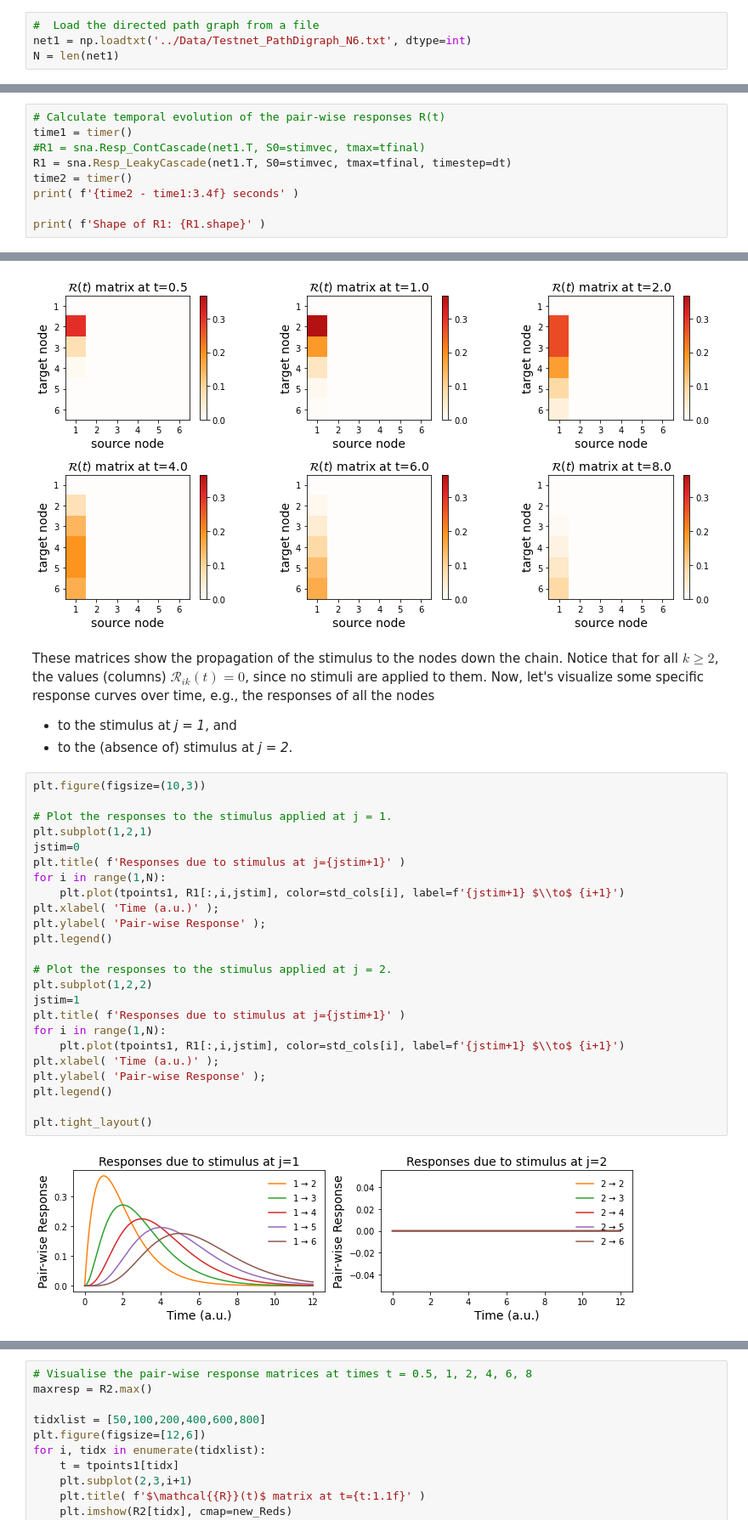
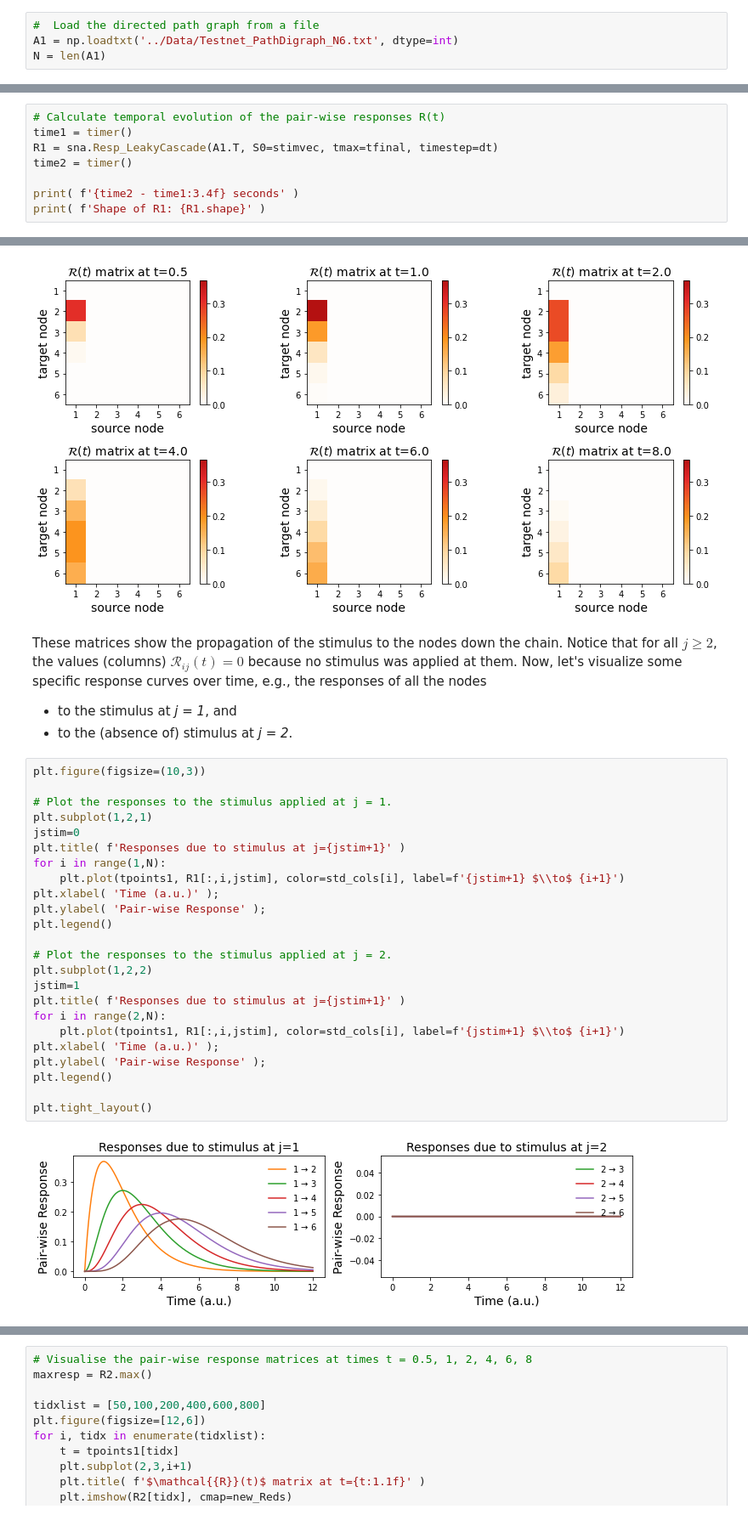
Before and after one commit to mb-BCA/SiReNetA_Tutorials, a Jupyter notebook: Tutorial_Notebooks/2_Basics_StimRespMetrics.ipynb, the cells around one changed output, grey strips where cells are left out. Shown at 85% size. Saved outputs shown, nothing was run; the diff lists cells and outputs as text.

```diff
--- a/Tutorial_Notebooks/2_Basics_StimRespMetrics.ipynb
+++ b/Tutorial_Notebooks/2_Basics_StimRespMetrics.ipynb
@@ -86,8 +86,8 @@ To compute the response matrices of the matrix we will:
 To apply a stimulus only to the first node, `stimvec` is defined as an empty 1D array of length *N*, and only the first entry is set to 1.0.
 # %%
 #  Load the directed path graph from a file
-net1 = np.loadtxt('../Data/Testnet_PathDigraph_N6.txt', dtype=int)
-N = len(net1)
+A1 = np.loadtxt('../Data/Testnet_PathDigraph_N6.txt', dtype=int)
+N = len(A1)
 # %%
 # Define the simulation parameters
 # Set the temporal resolution
@@ -112,10 +112,9 @@ Now, we compute and visualize the pair-wise responses $\mathcal{R}_{ij}(t)$ over
 # %%
 # Calculate temporal evolution of the pair-wise responses R(t)
 time1 = timer()
-#R1 = sna.Resp_ContCascade(net1.T, S0=stimvec, tmax=tfinal)
-R1 = sna.Resp_LeakyCascade(net1.T, S0=stimvec, tmax=tfinal, timestep=dt)
+R1 = sna.Resp_LeakyCascade(A1.T, S0=stimvec, tmax=tfinal, timestep=dt)
 time2 = timer()
+
 print( f'{time2 - time1:3.4f} seconds' )
-
 print( f'Shape of R1: {R1.shape}' )
 # %% [output]
@@ -143,7 +142,7 @@ plt.tight_layout()
 # %% [output]
 [figure]
 # %% [markdown]
-These matrices show the propagation of the stimulus to the nodes down the chain. Notice that for all $k \geq 2$, the values (columns) $\mathcal{R}_{ik}(t) = 0$, since no stimuli are applied to them.
+These matrices show the propagation of the stimulus to the nodes down the chain. Notice that for all $j \geq 2$, the values (columns) $\mathcal{R}_{ij}(t) = 0$ because no stimulus was applied at them.
 Now, let's visualize some specific response curves over time, e.g., the responses of all the nodes
 
 - to the stimulus at *j = 1*, and
@@ -151,27 +150,27 @@ Now, let's visualize some specific response curves over time, e.g., the response
 # %%
 plt.figure(figsize=(10,3))
 
 # Plot the responses to the stimulus applied at j = 1.
 plt.subplot(1,2,1)
 jstim=0
 plt.title( f'Responses due to stimulus at j={jstim+1}' )
 for i in range(1,N):
     plt.plot(tpoints1, R1[:,i,jstim], color=std_cols[i], label=f'{jstim+1} $\\to$ {i+1}')
 plt.xlabel( 'Time (a.u.)' );
 plt.ylabel( 'Pair-wise Response' );
 plt.legend()
 
 # Plot the responses to the stimulus applied at j = 2.
 plt.subplot(1,2,2)
 jstim=1
 plt.title( f'Responses due to stimulus at j={jstim+1}' )
-for i in range(1,N):
+for i in range(2,N):
     plt.plot(tpoints1, R1[:,i,jstim], color=std_cols[i], label=f'{jstim+1} $\\to$ {i+1}')
 plt.xlabel( 'Time (a.u.)' );
 plt.ylabel( 'Pair-wise Response' );
 plt.legend()
 
 plt.tight_layout()
 # %% [output]
-[figure, old version]
+[figure, new version]
 # %% [markdown]
```
Also changed, not shown: parts of 19 cells of this notebook.
